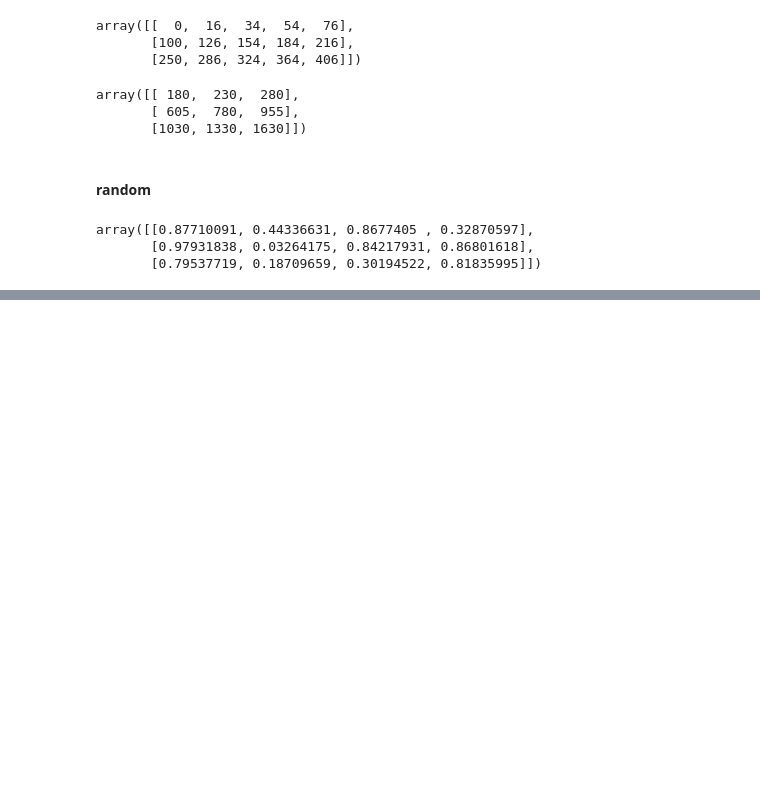
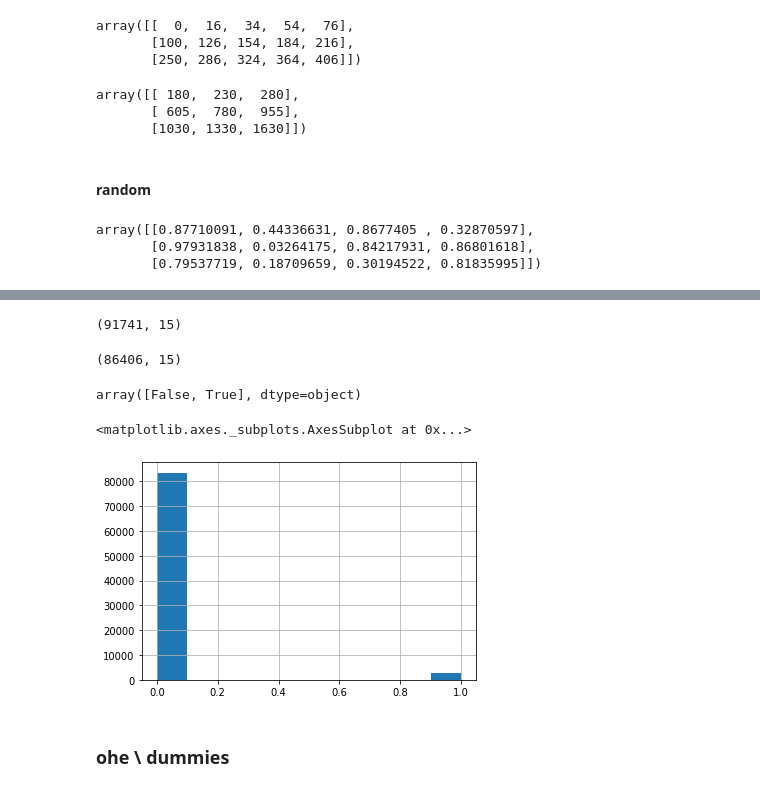
Before and after one commit to sergeychuvakin/python_hse, a Jupyter notebook: week8/ds.ipynb, the cells around one changed output, grey strips where cells are left out. Drawn from its saved outputs; the diff is of its cells as text; code cells hidden in the pictures; blank space fills up the shorter version.

```diff
--- a/week8/ds.ipynb
+++ b/week8/ds.ipynb
@@ -110,0 +137,2 @@ array([[0.87710091, 0.44336631, 0.8677405 , 0.32870597],
+# %%
+df = pd.read_csv('police.csv')
@@ -112,0 +240,23 @@ array([[0.87710091, 0.44336631, 0.8677405 , 0.32870597],
+# %%
+df_models = df.dropna(subset=['is_arrested','driver_gender', 'driver_race']).reset_index(drop=True)
+# %%
+df.shape
+# %% [output]
+(91741, 15)
+# %%
+df_models.shape
+# %% [output]
+(86406, 15)
+# %%
+df_models['is_arrested'].unique()
+# %% [output]
+array([False, True], dtype=object)
+# %%
+df_models['target'] = df_models['is_arrested'].replace({False:0, True:1})
+# %%
+df_models.target.hist()
+# %% [output]
+<matplotlib.axes._subplots.AxesSubplot at 0x...>
+[figure, added]
+# %% [markdown]
+### ohe \ dummies
```
Also changed, not shown: parts of 41 cells of this notebook, 1 other file.
